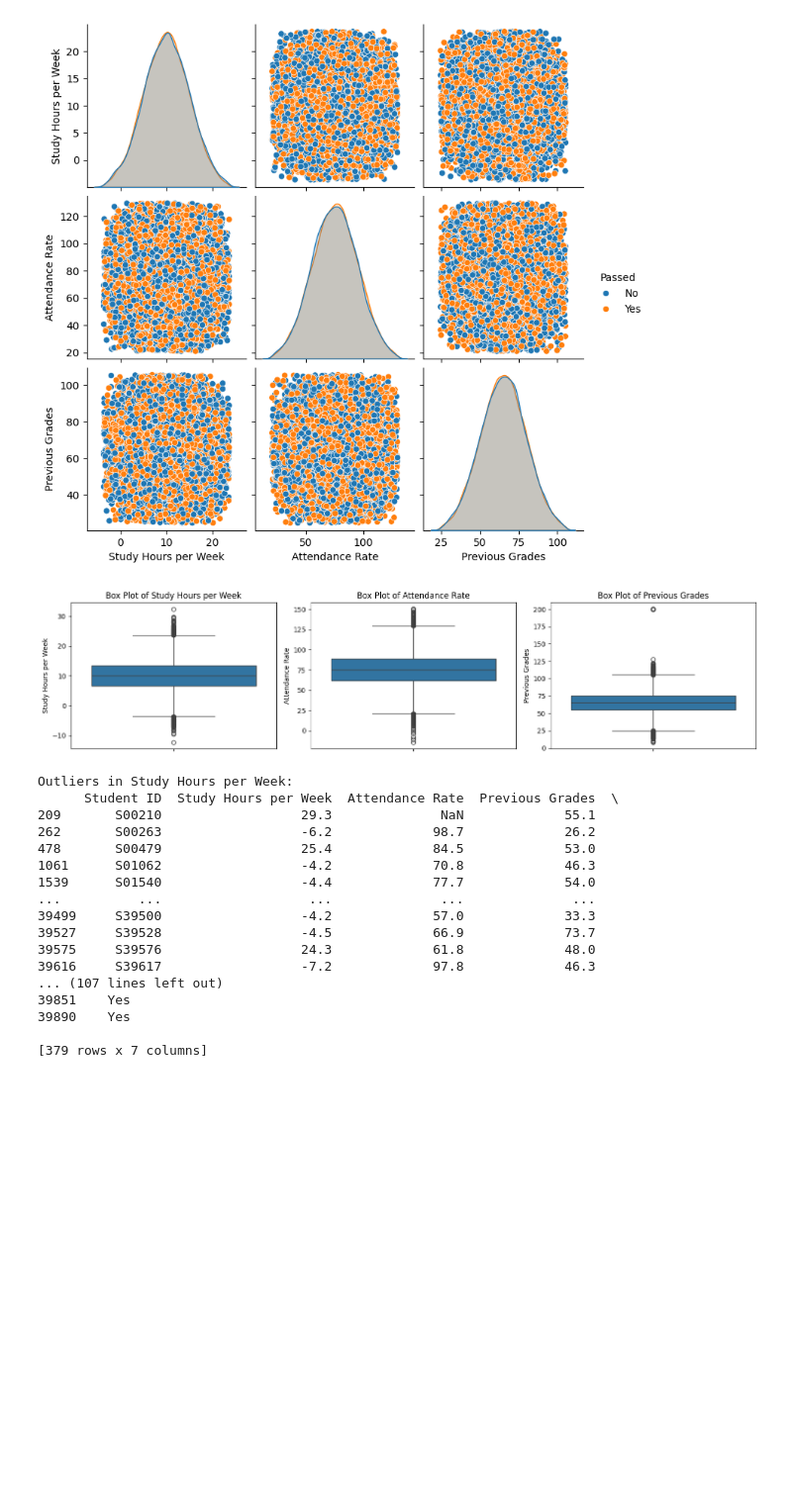
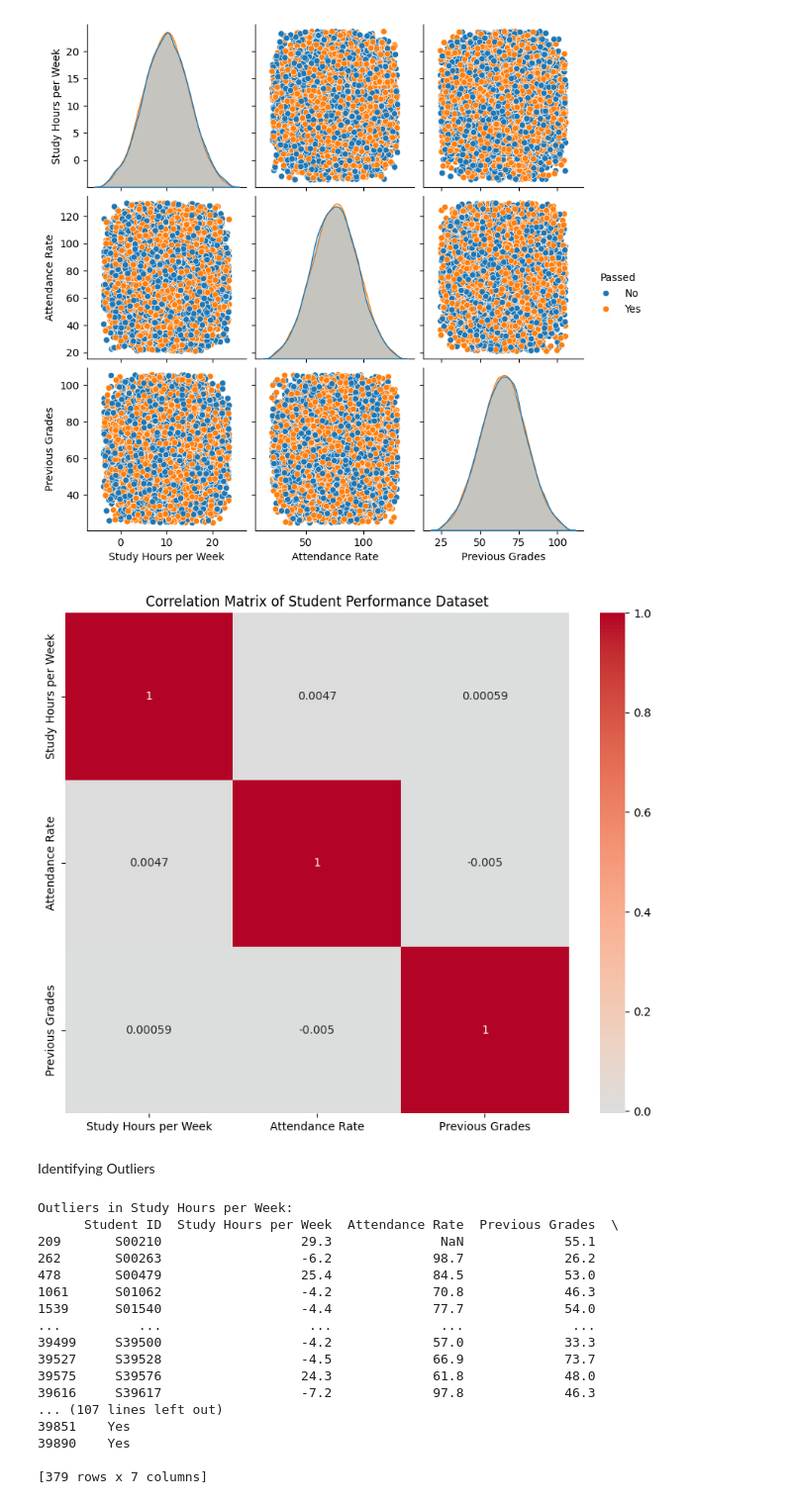
Before and after one commit to divya-kesarkar/Student_performance_prediction, a Jupyter notebook: student_performance_prediction.ipynb, the cells around one changed output. Shown at 99% size. Drawn from its saved outputs; the diff is of its cells as text; code cells hidden in the pictures; blank space fills up the shorter version.

```diff
--- a/student_performance_prediction.ipynb
+++ b/student_performance_prediction.ipynb
@@ -116,18 +136,29 @@ plt.show()
 [figure]
 [figure]
 [figure]
-# %%
-numerical_columns = df.select_dtypes(include=['float64', 'int64']).columns
-
-plt.figure(figsize=(15, 10))
-for i, col in enumerate(numerical_columns, 1):
-    plt.subplot(3, 3, i)
-    sns.boxplot(y=col, data=df)
-    plt.title(f'Box Plot of {col}')
-plt.tight_layout()
-plt.show()
-# %% [output]
-[figure, removed]
+# %%
+import pandas as pd
+import seaborn as sns
+import matplotlib.pyplot as plt  # Importing the matplotlib.pyplot module
+
+# Load your dataset
+df = pd.read_csv('/content/student_performance_prediction.csv')
+
+# Select numeric columns
+numeric_cols = df.select_dtypes(include=['number']).columns
+
+# Calculate the correlation matrix
+corr_matrix = df[numeric_cols].corr()
+
+# Create the heatmap
+plt.figure(figsize=(10, 8))
+sns.heatmap(corr_matrix, annot=True, cmap='coolwarm', center=0)
+plt.title('Correlation Matrix of Student Performance Dataset')
+plt.show()
+# %% [output]
+[figure, added]
+# %% [markdown]
+Identifying Outliers
 # %%
 def find_outliers(df, col):
     Q1 = df[col].quantile(0.25)
```
Also changed, not shown: parts of 14 cells of this notebook.
